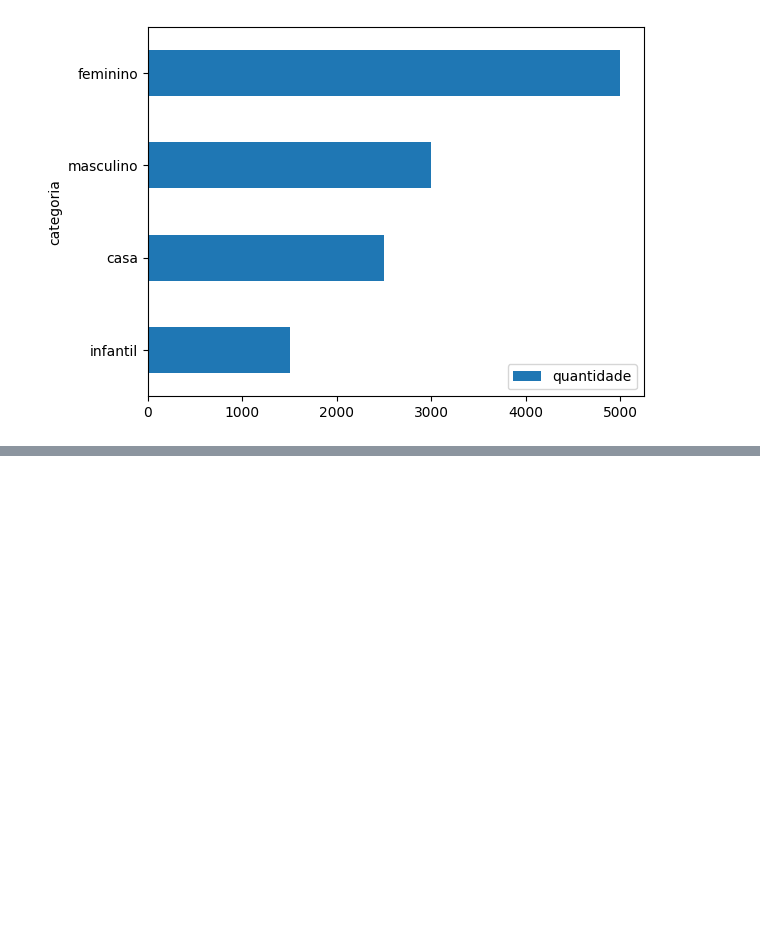
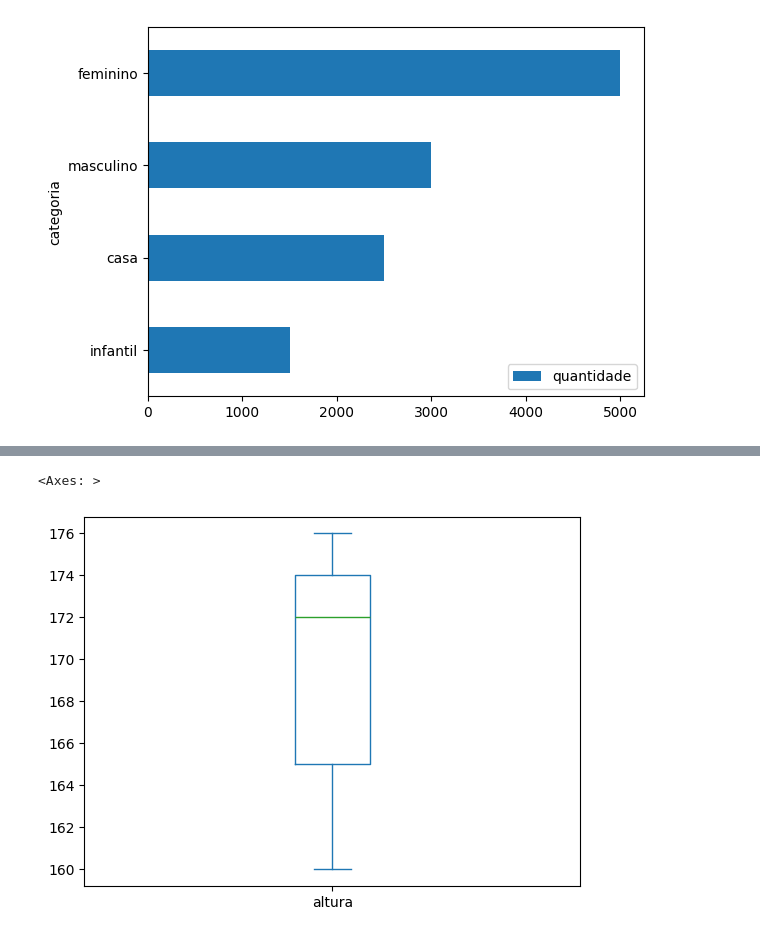
Before and after one commit to VictorBarretoLF/estatistica_programming, a Jupyter notebook: medidas_posicao_dispercao_forma.ipynb, the cells around one changed output, grey strips where cells are left out. Drawn from its saved outputs; the diff is of its cells as text; code cells hidden in the pictures; blank space fills up the shorter version.

```diff
--- a/medidas_posicao_dispercao_forma.ipynb
+++ b/medidas_posicao_dispercao_forma.ipynb
@@ -200,0 +213,6 @@ df_vendas.sort_values("quantidade").plot.barh(x="categoria", y="quantidade")
+# %%
+# Gráfico de BoxPlot (Diagrama de Caixa) - Altura
+df_medidas.altura.plot.box()
+# %% [output]
+<Axes: >
+[figure, added]
```
Also changed, not shown: parts of 2 cells of this notebook, 10 other files.
